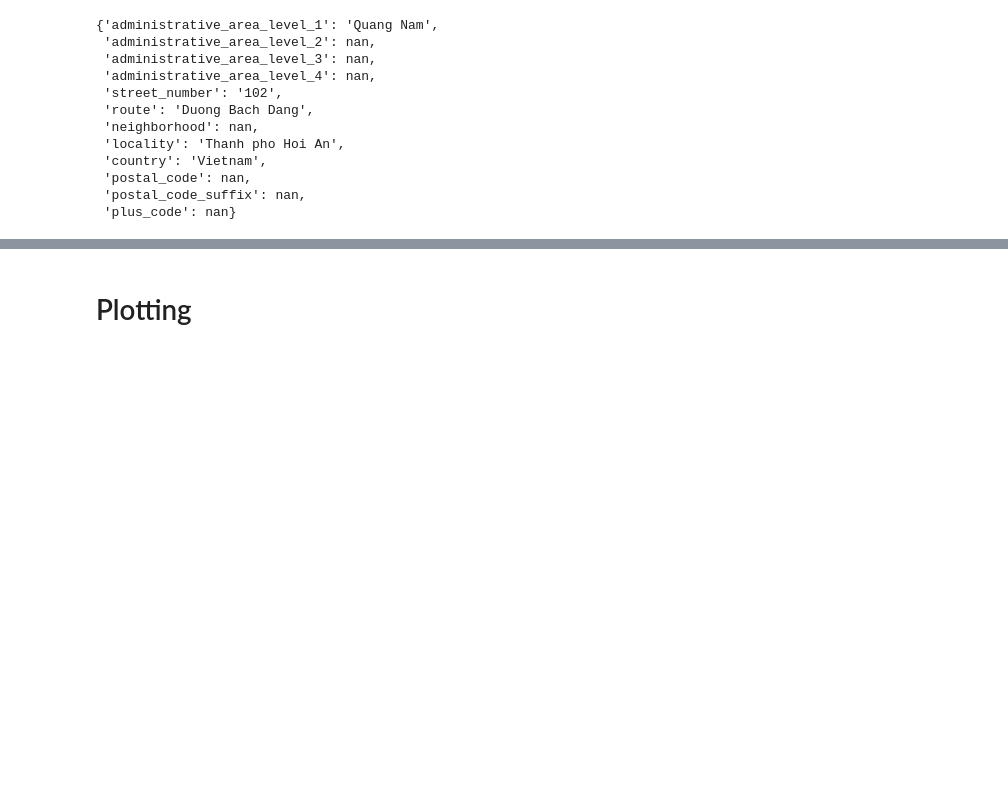
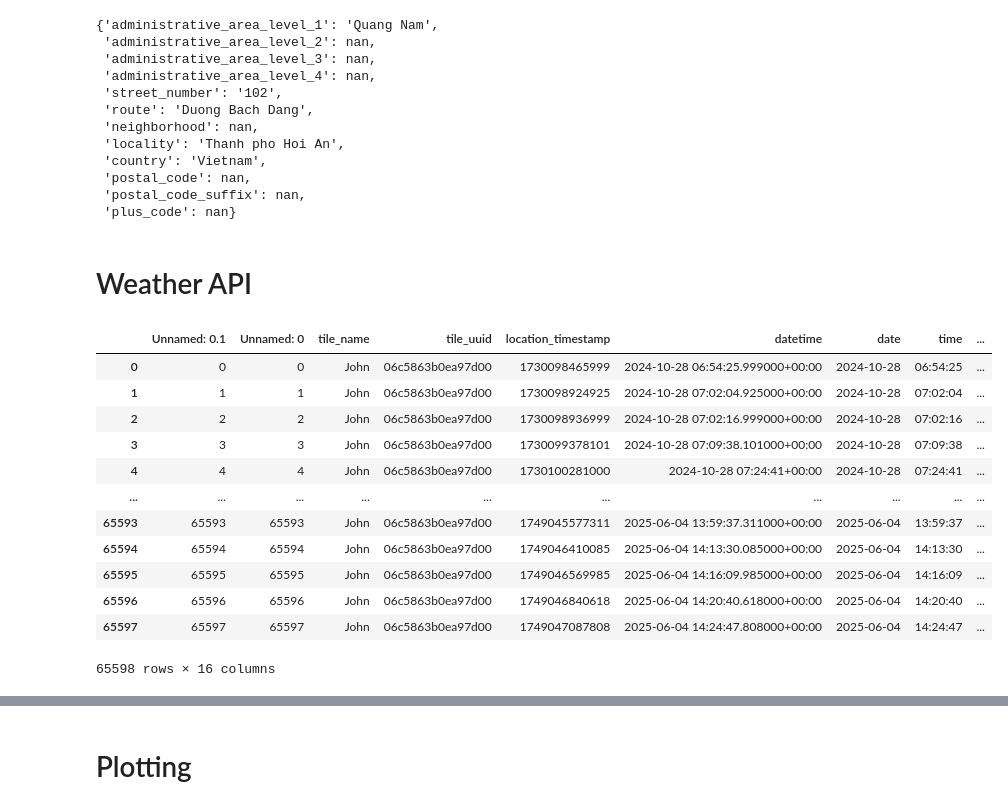
Before and after one commit to johnryanmcnally/tile_tracker_pipeline, a Jupyter notebook: data_handling/tile_data_playground.ipynb, the cells around one changed output, grey strips where cells are left out. Drawn from its saved outputs; the diff is of its cells as text; code cells hidden in the pictures; blank space fills up the shorter version.

Commit message:
added weather data from Open-Meteo API

```diff
--- a/data_handling/tile_data_playground.ipynb
+++ b/data_handling/tile_data_playground.ipynb
@@ -189,3 +193,22 @@ for key in geocode_results.keys():
     for comp in geocode_results[key][0]['address_components']:
         types.update([comp['types'][0]])
 # types
+# %% [markdown]
+# Weather API
+# %%
+df = pd.read_csv(STAGEDDATAPATH + 'tile_data_John.csv')
+df
+# %% [output]
+|  | Unnamed: 0.1 | Unnamed: 0 | tile_name | tile_uuid | location_timestamp | datetime | date | time | ... |
+| 0 | 0 | 0 | John | 06c5863b0ea97d00 | 1730098465999 | 2024-10-28 06:54:25.999000+00:00 | 2024-10-28 | 06:54:25 | ... |
+| 1 | 1 | 1 | John | 06c5863b0ea97d00 | 1730098924925 | 2024-10-28 07:02:04.925000+00:00 | 2024-10-28 | 07:02:04 | ... |
+| 2 | 2 | 2 | John | 06c5863b0ea97d00 | 1730098936999 | 2024-10-28 07:02:16.999000+00:00 | 2024-10-28 | 07:02:16 | ... |
+| 3 | 3 | 3 | John | 06c5863b0ea97d00 | 1730099378101 | 2024-10-28 07:09:38.101000+00:00 | 2024-10-28 | 07:09:38 | ... |
+| 4 | 4 | 4 | John | 06c5863b0ea97d00 | 1730100281000 | 2024-10-28 07:24:41+00:00 | 2024-10-28 | 07:24:41 | ... |
+| ... | ... | ... | ... | ... | ... | ... | ... | ... | ... |
+| 65593 | 65593 | 65593 | John | 06c5863b0ea97d00 | 1749045577311 | 2025-06-04 13:59:37.311000+00:00 | 2025-06-04 | 13:59:37 | ... |
+| 65594 | 65594 | 65594 | John | 06c5863b0ea97d00 | 1749046410085 | 2025-06-04 14:13:30.085000+00:00 | 2025-06-04 | 14:13:30 | ... |
+| 65595 | 65595 | 65595 | John | 06c5863b0ea97d00 | 1749046569985 | 2025-06-04 14:16:09.985000+00:00 | 2025-06-04 | 14:16:09 | ... |
+| 65596 | 65596 | 65596 | John | 06c5863b0ea97d00 | 1749046840618 | 2025-06-04 14:20:40.618000+00:00 | 2025-06-04 | 14:20:40 | ... |
+| 65597 | 65597 | 65597 | John | 06c5863b0ea97d00 | 1749047087808 | 2025-06-04 14:24:47.808000+00:00 | 2025-06-04 | 14:24:47 | ... |
+65598 rows × 16 columns
```
Also changed, not shown: parts of 7 cells of this notebook, 6 other files.
